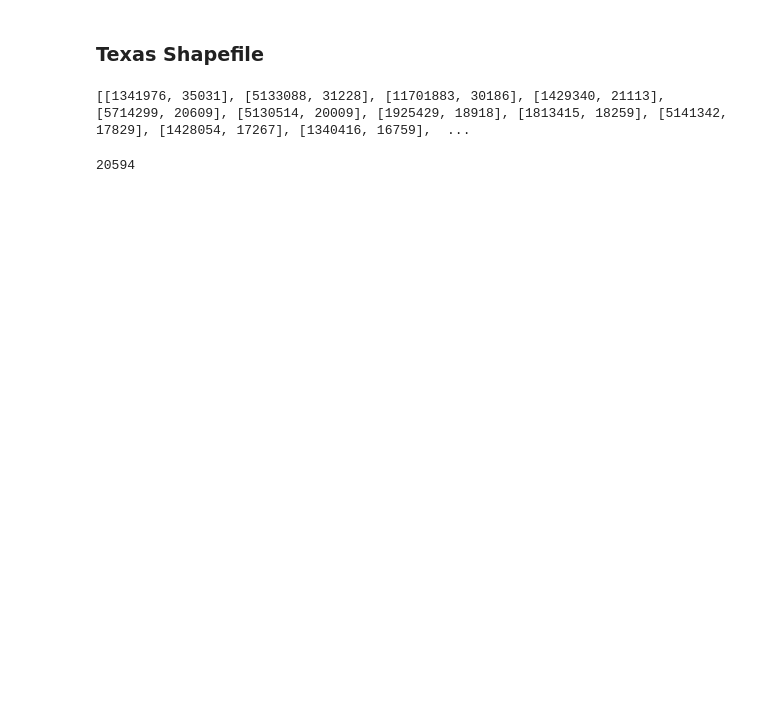
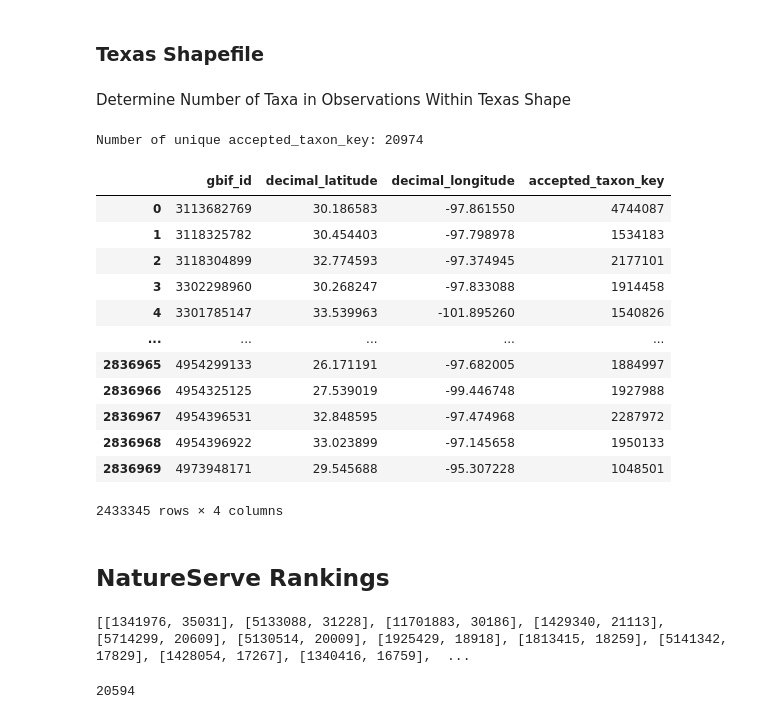
Before and after one commit to mitchwebb/data-tests, a Jupyter notebook: get_natureserve_rankings.ipynb, the cells around one changed output. Cells and saved outputs as stored; diff of their text form; code cells hidden in the pictures; blank space fills up the shorter version.

```diff
--- a/get_natureserve_rankings.ipynb
+++ b/get_natureserve_rankings.ipynb
@@ -38,8 +37,9 @@ taxonid_list_int = [int(taxonid) for taxonid in unique_taxonids]
 # %%
 # Lat Longs within Texas Shape
 texas_shape = os.path.join(root, "tx_boundaries", "tx.geojson")
-texas_gdf = gpd.read_file(texas_shape)
-texas_crs = texas_gdf.to_crs('EPSG:5070')
+texas_gdf = gpd.read_file(texas_shape).to_crs('EPSG:4326')
 
 # Create a GeoDataFrame for Texas
 texas_boundary = texas_gdf.geometry.union_all()
+# %% [markdown]
+Determine Number of Taxa in Observations Within Texas Shape
@@ -46,3 +96,26 @@ texas_boundary = texas_gdf.geometry.union_all()
+# %%
+unique_taxon_count = filtered_obs['accepted_taxon_key'].nunique()
+print(f'Number of unique accepted_taxon_key: {unique_taxon_count}')
+# %% [output]
+Number of unique accepted_taxon_key: 20974
+# %%
+filtered_obs
+# %% [output]
+|  | gbif_id | decimal_latitude | decimal_longitude | accepted_taxon_key |
+| 0 | 3113682769 | 30.186583 | -97.861550 | 4744087 |
+| 1 | 3118325782 | 30.454403 | -97.798978 | 1534183 |
+| 2 | 3118304899 | 32.774593 | -97.374945 | 2177101 |
+| 3 | 3302298960 | 30.268247 | -97.833088 | 1914458 |
+| 4 | 3301785147 | 33.539963 | -101.895260 | 1540826 |
+| ... | ... | ... | ... | ... |
+| 2836965 | 4954299133 | 26.171191 | -97.682005 | 1884997 |
+| 2836966 | 4954325125 | 27.539019 | -99.446748 | 1927988 |
+| 2836967 | 4954396531 | 32.848595 | -97.474968 | 2287972 |
+| 2836968 | 4954396922 | 33.023899 | -97.145658 | 1950133 |
+| 2836969 | 4973948171 | 29.545688 | -95.307228 | 1048501 |
+2433345 rows × 4 columns
+# %% [markdown]
+<h2> NatureServe Rankings </h2>
 # %%
 # Now. For each unique taxonid, we want to go through the observations table and analyze
 # all records that have a matching taxonkey or acceptedtaxonkey
```
Also changed, not shown: parts of 28 cells of this notebook, 22 other files.
